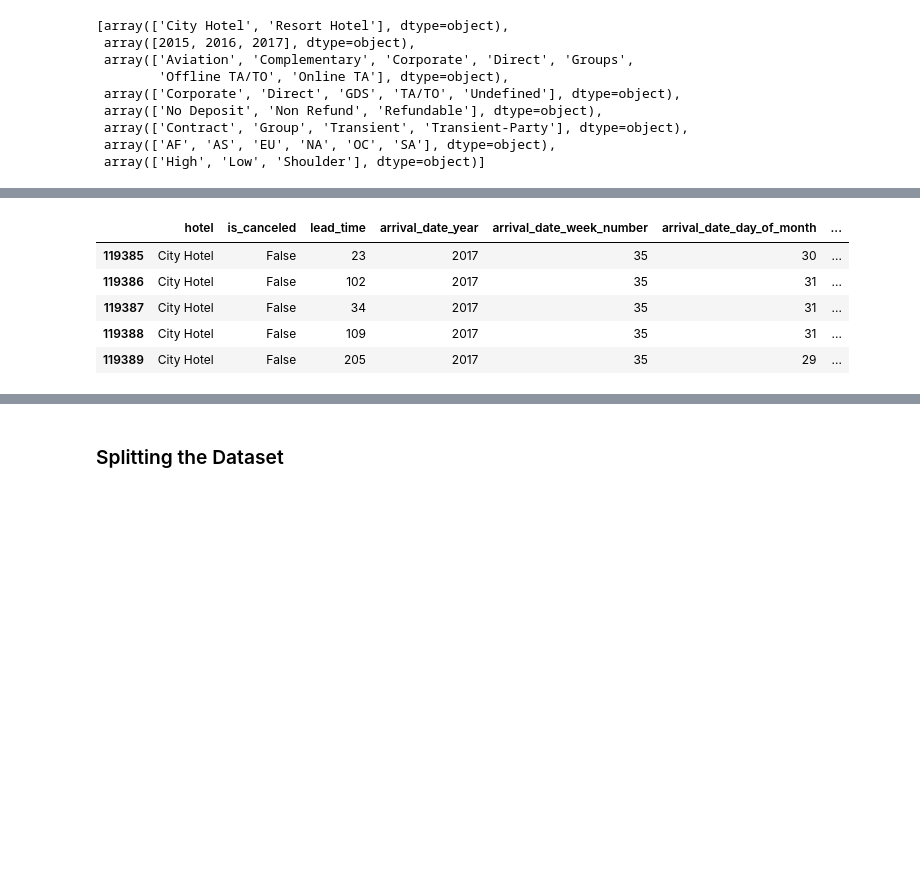
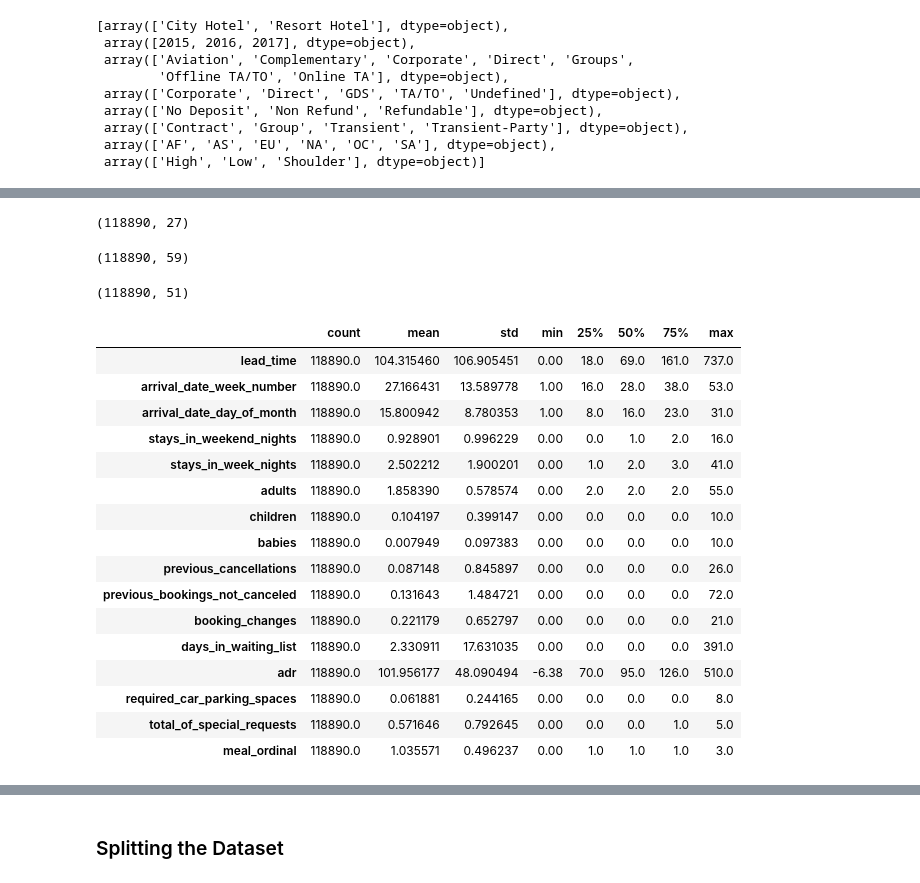
Before and after one commit to yusufkurubacak/Booking-Cancellation-Prediction, a Jupyter notebook: notebook.ipynb, the cells around one changed output, grey strips where cells are left out. Cells and saved outputs as stored; diff of their text form; code cells hidden in the pictures; blank space fills up the shorter version.

```diff
--- a/notebook.ipynb
+++ b/notebook.ipynb
@@ -457,9 +471,0 @@ df_encoded.shape
-# %%
-df.tail()
-# %% [output]
-|  | hotel | is_canceled | lead_time | arrival_date_year | arrival_date_week_number | arrival_date_day_of_month | ... |
-| 119385 | City Hotel | False | 23 | 2017 | 35 | 30 | ... |
-| 119386 | City Hotel | False | 102 | 2017 | 35 | 31 | ... |
-| 119387 | City Hotel | False | 34 | 2017 | 35 | 31 | ... |
-| 119388 | City Hotel | False | 109 | 2017 | 35 | 31 | ... |
-| 119389 | City Hotel | False | 205 | 2017 | 35 | 29 | ... |
@@ -467,0 +472,16 @@ df.tail()
+# %%
+df.shape
+# %% [output]
+(118890, 27)
+# %%
+df_merged = df.merge(df_encoded, left_index=True, right_index=True, validate='one_to_one')
+# %%
+df_merged.shape
+# %% [output]
+(118890, 59)
+# %%
+df_merged = df_merged.drop(['hotel','arrival_date_year','market_segment','distribution_channel','deposit_type','customer_type','continent','season'], axis=1)
+# %%
+df_merged.shape
+# %% [output]
+(118890, 51)
@@ -467,0 +490,20 @@ df.tail()
+# %%
+df_merged.describe(include= np.number).T
+# %% [output]
+|  | count | mean | std | min | 25% | 50% | 75% | max |
+| lead_time | 118890.0 | 104.315460 | 106.905451 | 0.00 | 18.0 | 69.0 | 161.0 | 737.0 |
+| arrival_date_week_number | 118890.0 | 27.166431 | 13.589778 | 1.00 | 16.0 | 28.0 | 38.0 | 53.0 |
+| arrival_date_day_of_month | 118890.0 | 15.800942 | 8.780353 | 1.00 | 8.0 | 16.0 | 23.0 | 31.0 |
+| stays_in_weekend_nights | 118890.0 | 0.928901 | 0.996229 | 0.00 | 0.0 | 1.0 | 2.0 | 16.0 |
+| stays_in_week_nights | 118890.0 | 2.502212 | 1.900201 | 0.00 | 1.0 | 2.0 | 3.0 | 41.0 |
+| adults | 118890.0 | 1.858390 | 0.578574 | 0.00 | 2.0 | 2.0 | 2.0 | 55.0 |
+| children | 118890.0 | 0.104197 | 0.399147 | 0.00 | 0.0 | 0.0 | 0.0 | 10.0 |
+| babies | 118890.0 | 0.007949 | 0.097383 | 0.00 | 0.0 | 0.0 | 0.0 | 10.0 |
+| previous_cancellations | 118890.0 | 0.087148 | 0.845897 | 0.00 | 0.0 | 0.0 | 0.0 | 26.0 |
+| previous_bookings_not_canceled | 118890.0 | 0.131643 | 1.484721 | 0.00 | 0.0 | 0.0 | 0.0 | 72.0 |
+| booking_changes | 118890.0 | 0.221179 | 0.652797 | 0.00 | 0.0 | 0.0 | 0.0 | 21.0 |
+| days_in_waiting_list | 118890.0 | 2.330911 | 17.631035 | 0.00 | 0.0 | 0.0 | 0.0 | 391.0 |
+| adr | 118890.0 | 101.956177 | 48.090494 | -6.38 | 70.0 | 95.0 | 126.0 | 510.0 |
+| required_car_parking_spaces | 118890.0 | 0.061881 | 0.244165 | 0.00 | 0.0 | 0.0 | 0.0 | 8.0 |
+| total_of_special_requests | 118890.0 | 0.571646 | 0.792645 | 0.00 | 0.0 | 0.0 | 1.0 | 5.0 |
+| meal_ordinal | 118890.0 | 1.035571 | 0.496237 | 0.00 | 1.0 | 1.0 | 1.0 | 3.0 |
```
Also changed, not shown: parts of 33 cells of this notebook, 1 other file.
